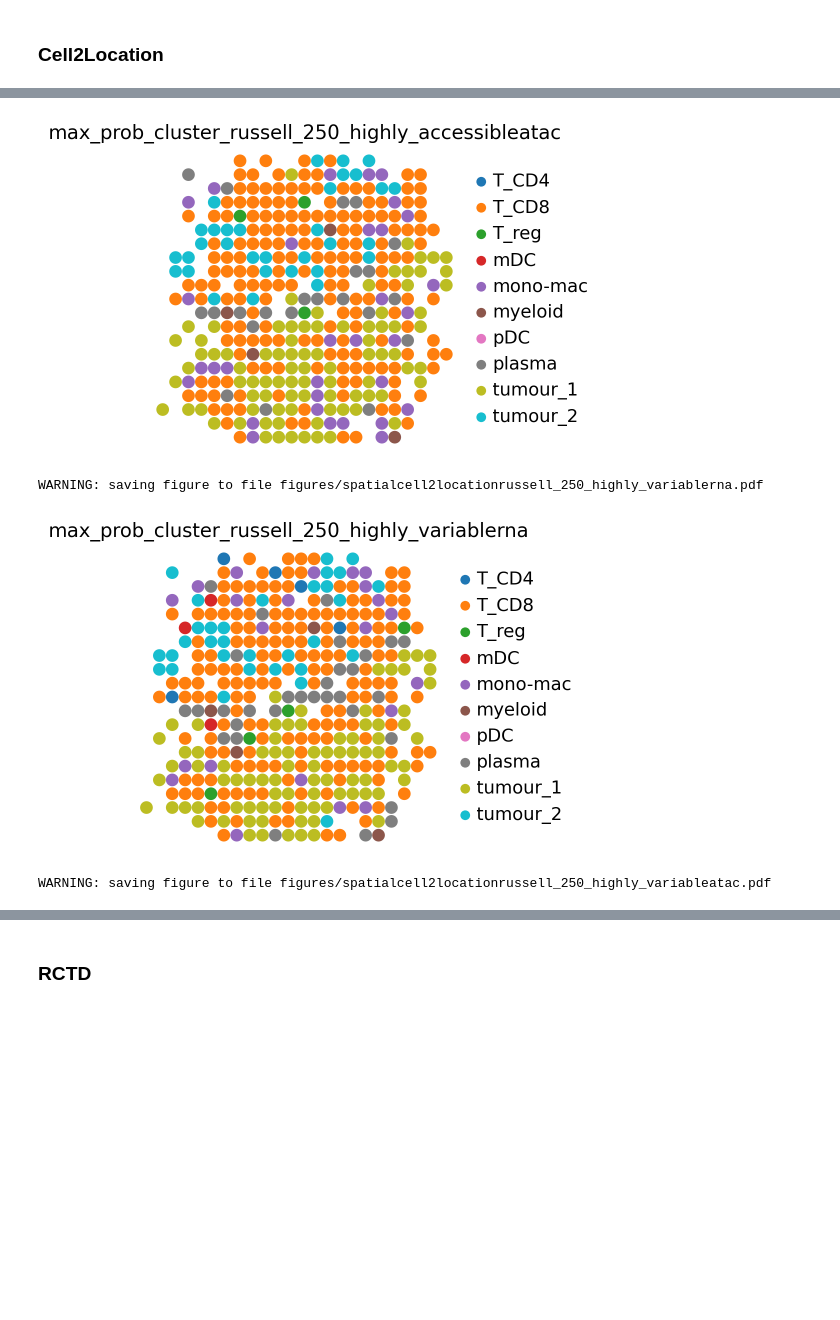
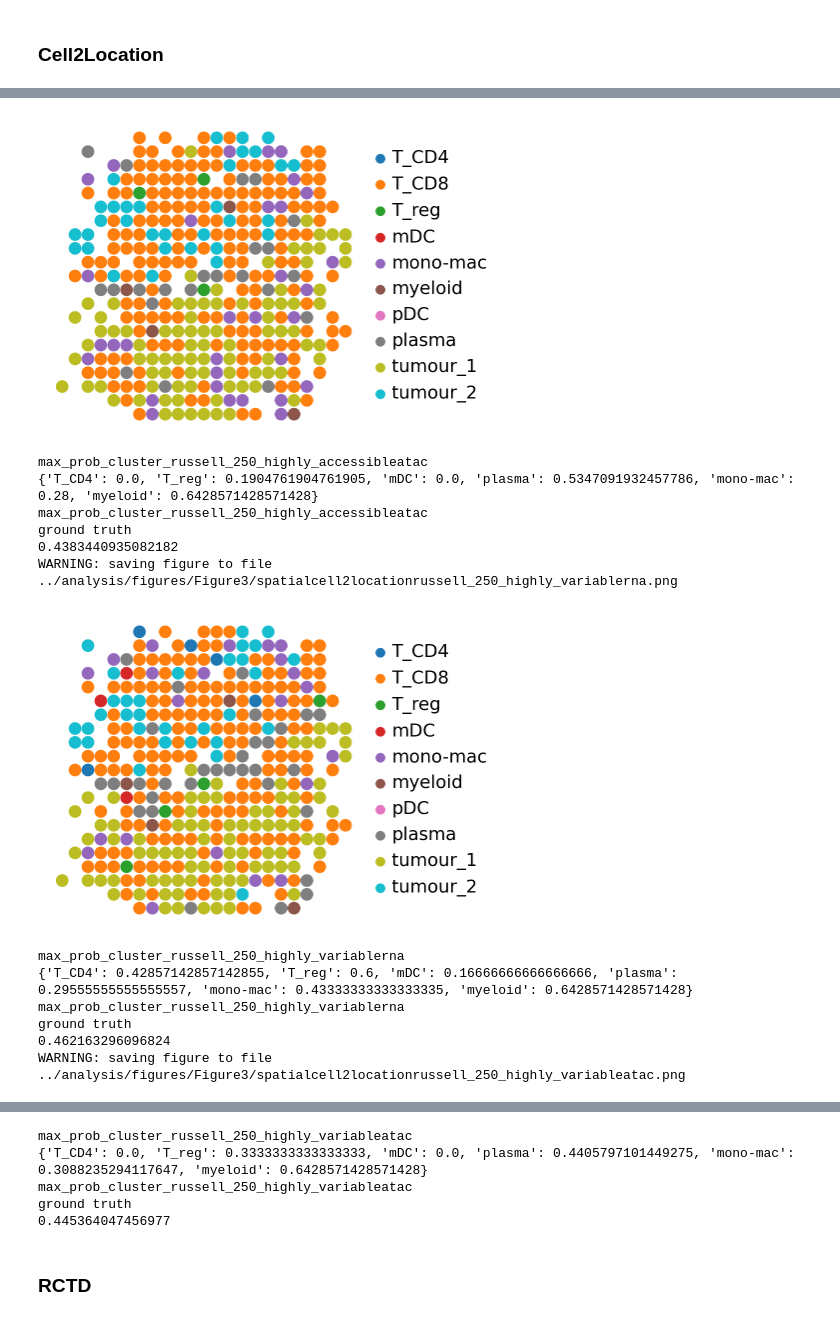
Before and after one commit to theislab/deconvATAC, a Jupyter notebook: notebooks/results/visualize_russell.ipynb, the cells around one changed output, grey strips where cells are left out. Drawn from its saved outputs; the diff is of its cells as text; code cells hidden in the pictures; blank space fills up the shorter version.

```diff
--- a/notebooks/results/visualize_russell.ipynb
+++ b/notebooks/results/visualize_russell.ipynb
@@ -18,3 +22,5 @@ russell = mu.read_h5mu("/vol/storage/data/simulations/russell_250.h5mu")
+# %%
+russell["atac"].obs["spot_id"] = russell["atac"].obs.index
 # %%
 # Caculate the most probable cluster assignment
 max_prob_cluster = np.argmax(russell.mod["atac"].obsm["proportions"], axis=1)
@@ -31,9 +46,21 @@ WARNING: saving figure to file figures/spatialgt.pdf
+# %%
+def compute_f1(adata, cell_types, label_key_true, label_key_method):
+    results_dict = {}
+    print(label_key_method)
+    for cell_type in cell_types:
+        spot_ids_true = list(adata.obs.loc[adata.obs[label_key_true] == cell_type]["spot_id"])
+        spot_ids_method = list(adata.obs.loc[adata.obs[label_key_method] == cell_type]["spot_id"])
+        all_spot_ids = np.unique(spot_ids_true + spot_ids_method)
+        y_true = adata.obs.iloc[all_spot_ids][[label_key_true]]
+        y_pred = adata.obs.iloc[all_spot_ids][[label_key_method]]
+        results_dict[cell_type] = f1_score(y_true, y_pred, average="weighted")
+    return results_dict
 # %% [markdown]
 ### Cell2Location
 # %%
-russell_atac_ha = "/vol/storage/data/deconvolution_results/cell2location/atac/russell_250_highly_accessible/means_cell_abundance_w_sf.csv"
-russell_atac_hv = "/vol/storage/data/deconvolution_results/cell2location/atac/russell_250_highly_variable/means_cell_abundance_w_sf.csv"
-russell_rna = "/vol/storage/data/deconvolution_results/cell2location/rna/russell_250_highly_variable/means_cell_abundance_w_sf.csv"
+russell_atac_ha = "/vol/storage/submission_data/deconvolution_results/cell2location/atac/russell_250_highly_accessible/means_cell_abundance_w_sf.csv"
+russell_atac_hv = "/vol/storage/submission_data/deconvolution_results/cell2location/atac/russell_250_highly_variable/means_cell_abundance_w_sf.csv"
+russell_rna = "/vol/storage/submission_data/deconvolution_results/cell2location/rna/russell_250_highly_variable/means_cell_abundance_w_sf.csv"
 results = [russell_atac_ha, russell_rna, russell_atac_hv]
 # %%
 for result in results:
@@ -42,15 +69,37 @@ for result in results:
     curr = result.split("/")[-2]
     mod = result.split("/")[-3]
     dt.index = russell.obs.index
-
     russell.obsm[curr] = dt
     # Caculate the most probable cluster assignment
     max_prob_cluster = np.argmax(russell.obsm[curr], axis=1)
     # Get the column names
     cluster_id = dt.columns.to_numpy()
-    russell.mod["atac"].obs['max_prob_cluster_' + curr + mod] = cluster_id[max_prob_cluster]
-    russell.mod["atac"].obs['max_prob_cluster_' + curr + mod] = pd.Categorical(russell.mod["atac"].obs['max_prob_cluster_'+ curr + mod]
-                                                                               , categories=russell_sc.mod["atac"].obs.cell_type.cat.categories)
-    russell.mod["atac"].uns['max_prob_cluster_' + curr + mod + "_colors"] = russell_sc.mod["atac"].uns["cell_type_colors"].copy()
-    sc.pl.embedding(russell.mod["atac"], basis = "spatial", color = "max_prob_cluster_"+ curr + mod, save= result.split("/")[-4]+curr+mod)
+    russell.mod["atac"].obs["max_prob_cluster_" + curr + mod] = cluster_id[max_prob_cluster]
+    russell.mod["atac"].obs["max_prob_cluster_" + curr + mod] = pd.Categorical(
+        russell.mod["atac"].obs["max_prob_cluster_" + curr + mod],
+        categories=russell_sc.mod["atac"].obs.cell_type.cat.categories,
+    )
+    russell.mod["atac"].uns["max_prob_cluster_" + curr + mod + "_colors"] = (
+        russell_sc.mod["atac"].uns["cell_type_colors"].copy()
+    )
+    sc.pl.embedding(
+        russell.mod["atac"],
+        basis="spatial",
+        color="max_prob_cluster_" + curr + mod,
+        save=result.split("/")[-4] + curr + mod + ".png",
+        title="",
+    )
+    print(
+        compute_f1(
+            russell.mod["atac"],
+            ["T_CD4", "T_reg", "mDC", "plasma", "mono-mac", "myeloid"],
+            "ground truth",
+            "max_prob_cluster_" + curr + mod,
+        )
+    )
+    print(
+        compute_nmi(
+            adata=russell.mod["atac"], label_key_true="ground truth", label_key_method="max_prob_cluster_" + curr + mod
+        )
+    )
 # %% [output]
@@ -58,4 +107,14 @@ WARNING: saving figure to file figures/spatialcell2locationrussell_250_highly_ac
-[figure, old version]
+[figure, new version]
-WARNING: saving figure to file figures/spatialcell2locationrussell_250_highly_variablerna.pdf
+max_prob_cluster_russell_250_highly_accessibleatac
+{'T_CD4': 0.0, 'T_reg': 0.1904761904761905, 'mDC': 0.0, 'plasma': 0.5347091932457786, 'mono-mac': 0.28, 'myeloid': 0.6428571428571428}
+max_prob_cluster_russell_250_highly_accessibleatac
+ground truth
+0.4383440935082182
+WARNING: saving figure to file ../analysis/figures/Figure3/spatialcell2locationrussell_250_highly_variablerna.png
-[figure, old version]
+[figure, new version]
-WARNING: saving figure to file figures/spatialcell2locationrussell_250_highly_variableatac.pdf
+max_prob_cluster_russell_250_highly_variablerna
+{'T_CD4': 0.42857142857142855, 'T_reg': 0.6, 'mDC': 0.16666666666666666, 'plasma': 0.29555555555555557, 'mono-mac': 0.43333333333333335, 'myeloid': 0.6428571428571428}
+max_prob_cluster_russell_250_highly_variablerna
+ground truth
+0.462163296096824
+WARNING: saving figure to file ../analysis/figures/Figure3/spatialcell2locationrussell_250_highly_variableatac.png
@@ -63,3 +122,8 @@ WARNING: saving figure to file figures/spatialcell2locationrussell_250_highly_va
+max_prob_cluster_russell_250_highly_variableatac
+{'T_CD4': 0.0, 'T_reg': 0.3333333333333333, 'mDC': 0.0, 'plasma': 0.4405797101449275, 'mono-mac': 0.3088235294117647, 'myeloid': 0.6428571428571428}
+max_prob_cluster_russell_250_highly_variableatac
+ground truth
+0.445364047456977
 # %% [markdown]
 ### RCTD
 # %%
```
Also changed, not shown: parts of 14 cells of this notebook, 12 other files.
